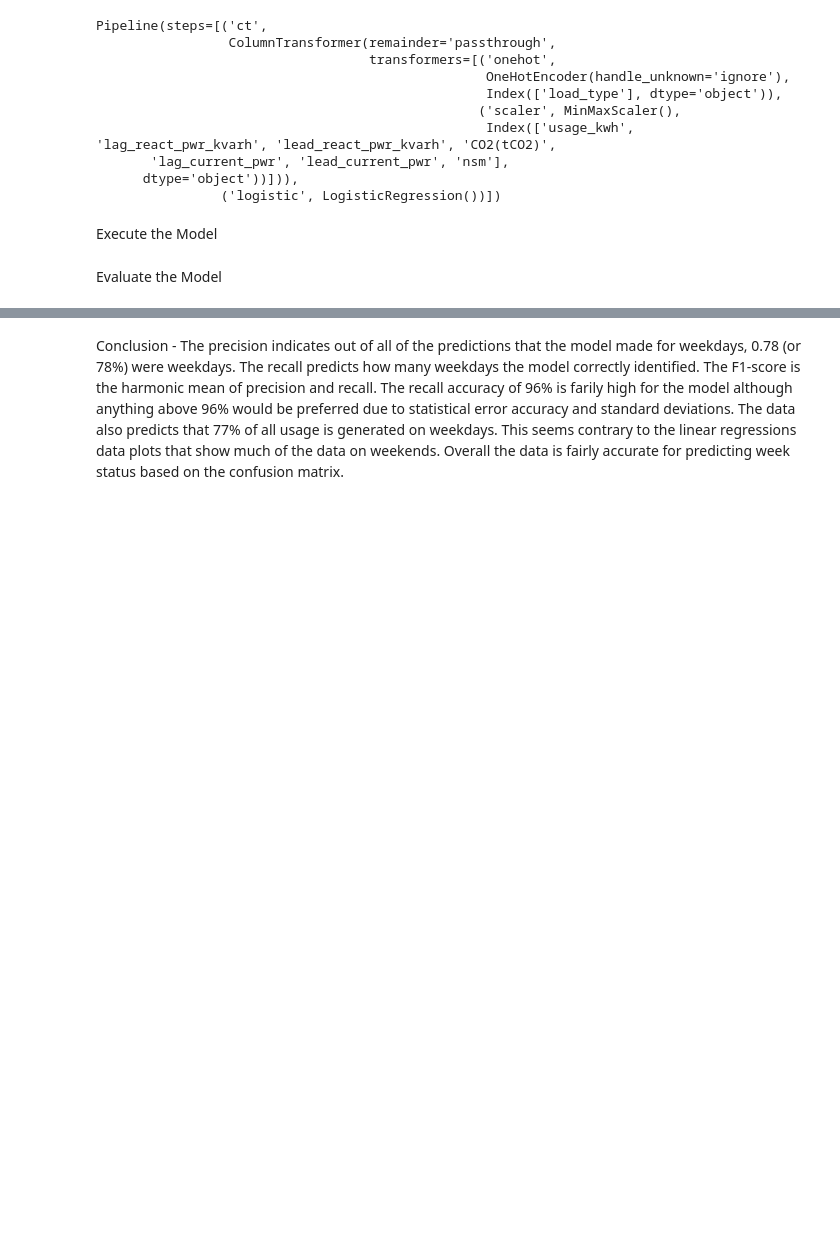
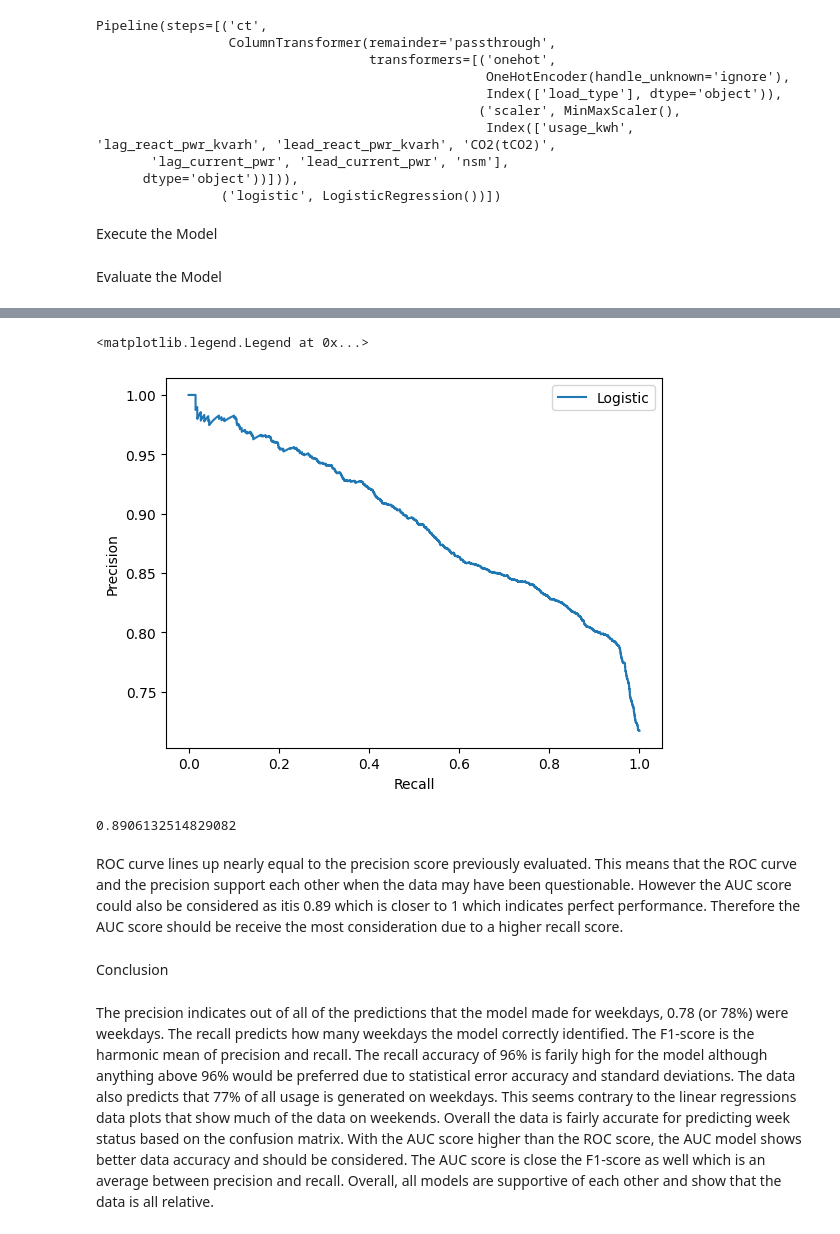
Before and after one commit to kripperda/MLA_KMR, a Jupyter notebook: MLA2_KMR.ipynb, the cells around one changed output, grey strips where cells are left out. Saved outputs shown, nothing was run; the diff lists cells and outputs as text; code cells hidden in the pictures; blank space fills up the shorter version.

```diff
--- a/MLA2_KMR.ipynb
+++ b/MLA2_KMR.ipynb
@@ -301,2 +326,23 @@ F1-score: 0.86
+# %%
+from sklearn.metrics import precision_recall_curve
+from sklearn.metrics import auc
+lr_precision, lr_recall, _ = precision_recall_curve(y_test, y_pred_proba[:, 1])
+
+plt.plot(lr_recall, lr_precision, label="Logistic")
+plt.xlabel('Recall')
+plt.ylabel('Precision')
+plt.legend()
+# %% [output]
+<matplotlib.legend.Legend at 0x...>
+[figure, added]
+# %%
+auc(lr_recall,lr_precision)
+# %% [output]
+0.8906132514829082
+# %% [markdown]
+ROC curve lines up nearly equal to the precision score previously evaluated. This means that the ROC curve and the precision support each other when the data may have been questionable.
+However the AUC score could also be considered as itis 0.89 which is closer to 1 which indicates perfect performance. Therefore the AUC score should be receive the most consideration due to a higher recall score.
+# %% [markdown]
+Conclusion
 # %% [markdown]
-Conclusion - The precision indicates out of all of the predictions that the model made for weekdays, 0.78 (or 78%) were weekdays. The recall predicts how many weekdays the model correctly identified. The F1-score is the harmonic mean of precision and recall. The recall accuracy of 96% is farily high for the model although anything above 96% would be preferred due to statistical error accuracy and standard deviations. The data also predicts that 77% of all usage is generated on weekdays. This seems contrary to the linear regressions data plots that show much of the data on weekends. Overall the data is fairly accurate for predicting week status based on the confusion matrix.
+The precision indicates out of all of the predictions that the model made for weekdays, 0.78 (or 78%) were weekdays. The recall predicts how many weekdays the model correctly identified. The F1-score is the harmonic mean of precision and recall. The recall accuracy of 96% is farily high for the model although anything above 96% would be preferred due to statistical error accuracy and standard deviations. The data also predicts that 77% of all usage is generated on weekdays. This seems contrary to the linear regressions data plots that show much of the data on weekends. Overall the data is fairly accurate for predicting week status based on the confusion matrix. With the AUC score higher than the ROC score, the AUC model shows better data accuracy and should be considered. The AUC score is close the F1-score as well which is an average between precision and recall. Overall, all models are supportive of each other and show that the data is all relative.
```
Also changed, not shown: parts of 6 cells of this notebook.
